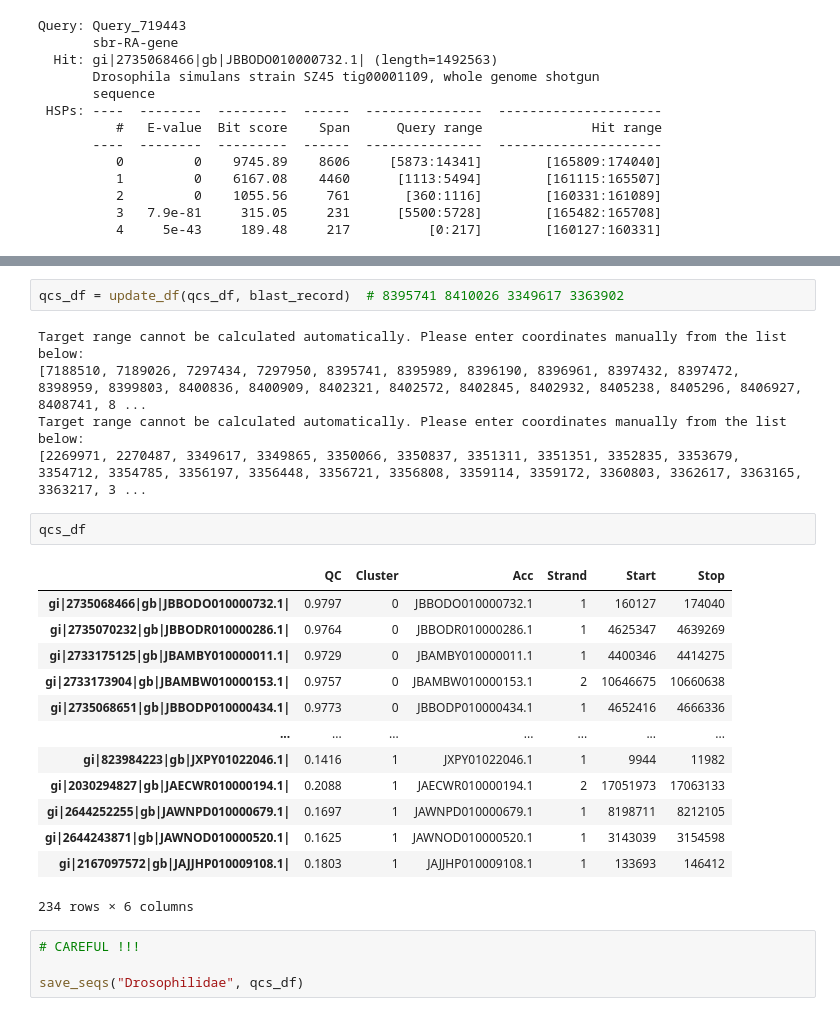
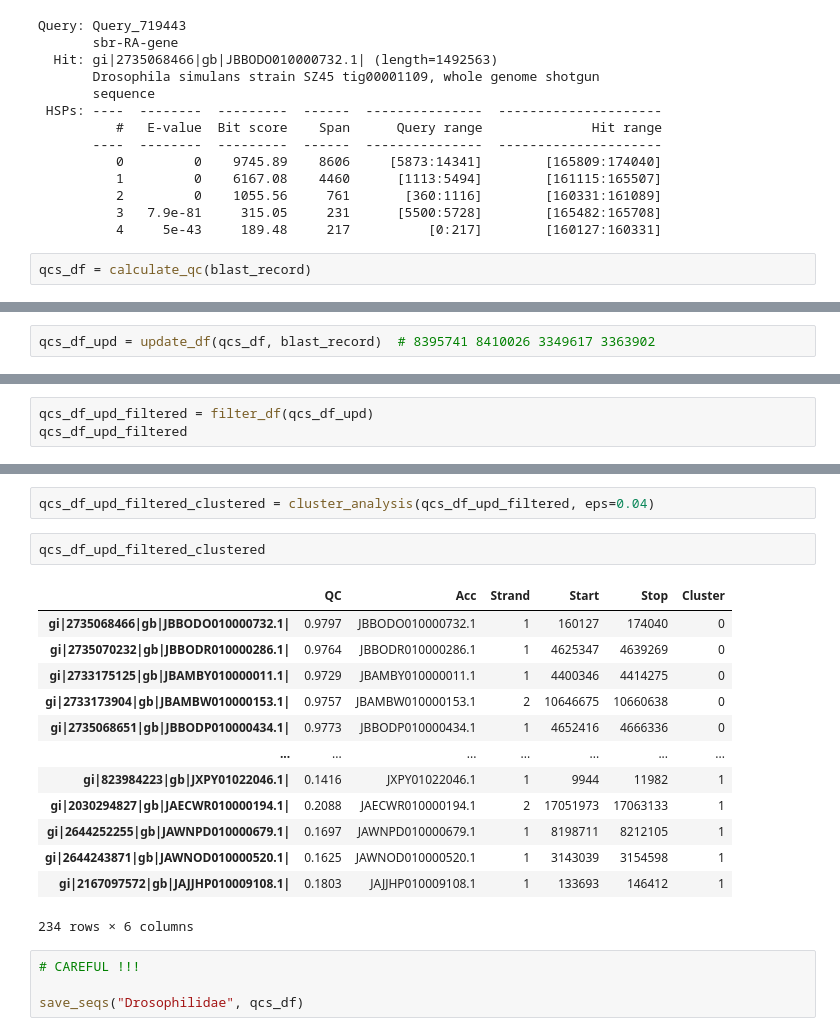
Before and after one commit to ArtemVaska/Diploma, a Jupyter notebook: Scripts/bachelor_repeat.ipynb, the cells around one changed output, grey strips where cells are left out. Drawn from its saved outputs; the diff is of its cells as text.

Commit message:
Update cluster analysis pipeline

```diff
--- a/Scripts/bachelor_repeat.ipynb
+++ b/Scripts/bachelor_repeat.ipynb
@@ -148,3 +146,5 @@ Query: Query_719443
           2         0    1055.56     761       [360:1116]        [160331:161089]
           3   7.9e-81     315.05     231      [5500:5728]        [165482:165708]
           4     5e-43     189.48     217          [0:217]        [160127:160331]
+# %%
+qcs_df = calculate_qc(blast_record)
@@ -150,0 +167,2 @@ Query: Query_719443
+# %%
+qcs_df_upd = update_df(qcs_df, blast_record)  # 8395741 8410026 3349617 3363902
@@ -150,0 +190,3 @@ Query: Query_719443
+# %%
+qcs_df_upd_filtered = filter_df(qcs_df_upd)
+qcs_df_upd_filtered
@@ -156,26 +227,21 @@ array([0, 1, 2])
-# %%
-qcs_df = update_df(qcs_df, blast_record)  # 8395741 8410026 3349617 3363902
-# %% [output]
-Target range cannot be calculated automatically. Please enter coordinates manually from the list below:
-[7188510, 7189026, 7297434, 7297950, 8395741, 8395989, 8396190, 8396961, 8397432, 8397472, 8398959, 8399803, 8400836, 8400909, 8402321, 8402572, 8402845, 8402932, 8405238, 8405296, 8406927, 8408741, 8 ...
-Target range cannot be calculated automatically. Please enter coordinates manually from the list below:
-[2269971, 2270487, 3349617, 3349865, 3350066, 3350837, 3351311, 3351351, 3352835, 3353679, 3354712, 3354785, 3356197, 3356448, 3356721, 3356808, 3359114, 3359172, 3360803, 3362617, 3363165, 3363217, 3 ...
-# %%
-qcs_df
-# %% [output]
-|  | QC | Cluster | Acc | Strand | Start | Stop |
-| gi|2735068466|gb|JBBODO010000732.1| | 0.9797 | 0 | JBBODO010000732.1 | 1 | 160127 | 174040 |
-| gi|2735070232|gb|JBBODR010000286.1| | 0.9764 | 0 | JBBODR010000286.1 | 1 | 4625347 | 4639269 |
-| gi|2733175125|gb|JBAMBY010000011.1| | 0.9729 | 0 | JBAMBY010000011.1 | 1 | 4400346 | 4414275 |
-| gi|2733173904|gb|JBAMBW010000153.1| | 0.9757 | 0 | JBAMBW010000153.1 | 2 | 10646675 | 10660638 |
-| gi|2735068651|gb|JBBODP010000434.1| | 0.9773 | 0 | JBBODP010000434.1 | 1 | 4652416 | 4666336 |
-| ... | ... | ... | ... | ... | ... | ... |
-| gi|823984223|gb|JXPY01022046.1| | 0.1416 | 1 | JXPY01022046.1 | 1 | 9944 | 11982 |
-| gi|2030294827|gb|JAECWR010000194.1| | 0.2088 | 1 | JAECWR010000194.1 | 2 | 17051973 | 17063133 |
-| gi|2644252255|gb|JAWNPD010000679.1| | 0.1697 | 1 | JAWNPD010000679.1 | 1 | 8198711 | 8212105 |
-| gi|2644243871|gb|JAWNOD010000520.1| | 0.1625 | 1 | JAWNOD010000520.1 | 1 | 3143039 | 3154598 |
-| gi|2167097572|gb|JAJJHP010009108.1| | 0.1803 | 1 | JAJJHP010009108.1 | 1 | 133693 | 146412 |
-234 rows × 6 columns
+# %%
+qcs_df_upd_filtered_clustered = cluster_analysis(qcs_df_upd_filtered, eps=0.04)
+# %%
+qcs_df_upd_filtered_clustered
+# %% [output]
+|  | QC | Acc | Strand | Start | Stop | Cluster |
+| gi|2735068466|gb|JBBODO010000732.1| | 0.9797 | JBBODO010000732.1 | 1 | 160127 | 174040 | 0 |
+| gi|2735070232|gb|JBBODR010000286.1| | 0.9764 | JBBODR010000286.1 | 1 | 4625347 | 4639269 | 0 |
+| gi|2733175125|gb|JBAMBY010000011.1| | 0.9729 | JBAMBY010000011.1 | 1 | 4400346 | 4414275 | 0 |
+| gi|2733173904|gb|JBAMBW010000153.1| | 0.9757 | JBAMBW010000153.1 | 2 | 10646675 | 10660638 | 0 |
+| gi|2735068651|gb|JBBODP010000434.1| | 0.9773 | JBBODP010000434.1 | 1 | 4652416 | 4666336 | 0 |
+| ... | ... | ... | ... | ... | ... | ... |
+| gi|823984223|gb|JXPY01022046.1| | 0.1416 | JXPY01022046.1 | 1 | 9944 | 11982 | 1 |
+| gi|2030294827|gb|JAECWR010000194.1| | 0.2088 | JAECWR010000194.1 | 2 | 17051973 | 17063133 | 1 |
+| gi|2644252255|gb|JAWNPD010000679.1| | 0.1697 | JAWNPD010000679.1 | 1 | 8198711 | 8212105 | 1 |
+| gi|2644243871|gb|JAWNOD010000520.1| | 0.1625 | JAWNOD010000520.1 | 1 | 3143039 | 3154598 | 1 |
+| gi|2167097572|gb|JAJJHP010009108.1| | 0.1803 | JAJJHP010009108.1 | 1 | 133693 | 146412 | 1 |
+234 rows × 6 columns
 # %%
 # CAREFUL !!!
 
```
Also changed, not shown: parts of 8 cells of this notebook, 2 other files.
